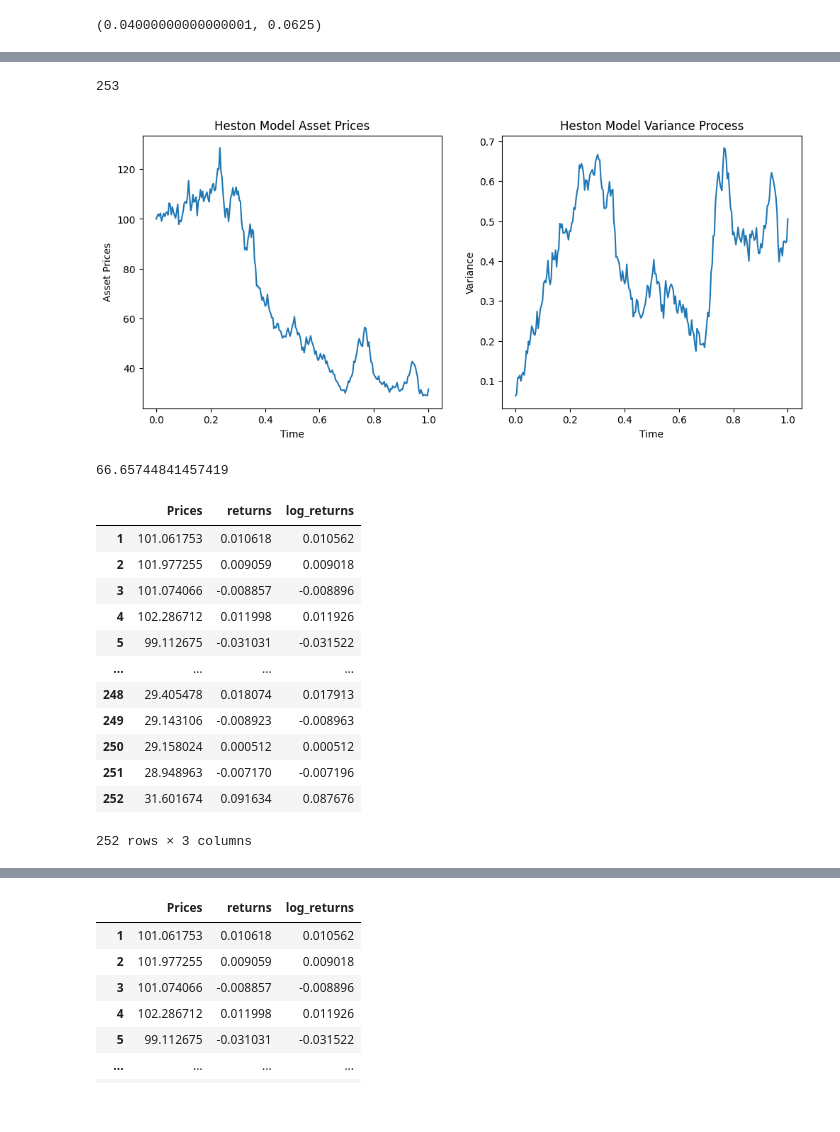
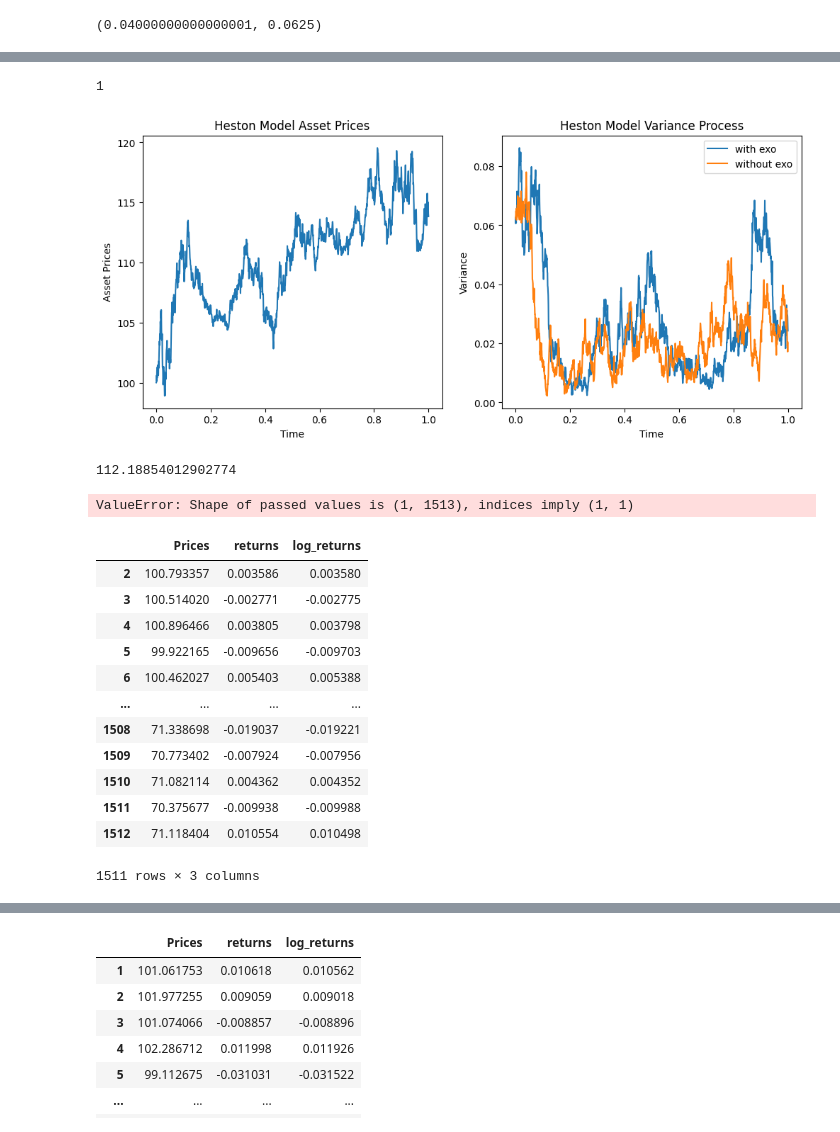
Before and after one commit to hwh1771/sentiment-analysis-volatility-forecasting, a Jupyter notebook: notebooks/data_generating_process_heston.ipynb, the cells around one changed output, grey strips where cells are left out. Drawn from its saved outputs; the diff is of its cells as text; code cells hidden in the pictures.

```diff
--- a/notebooks/data_generating_process_heston.ipynb
+++ b/notebooks/data_generating_process_heston.ipynb
@@ -60,10 +60,10 @@ def heston_model_sim(S0, v0, rho, kappa, theta, sigma,T, N, M):
     Z = np.random.multivariate_normal(mu, cov, (N,M))
     random.seed(420)
     np.random.seed(420)
-    x = np.random.randn(252, 1)
+    x = 0.02 * np.random.randn(N, 1)
     print(x)
     for i in range(1,N+1):
         S[i] = S[i-1] * np.exp( (r - 0.5*v[i-1])*dt + np.sqrt(v[i-1] * dt) * Z[i-1,:,0] )
-        v[i] = np.maximum(v[i-1] + kappa*(theta-v[i-1])*dt + sigma*np.sqrt(v[i-1]*dt)*Z[i-1,:,1],0) + 0.01 * x[i-1] ** 2
+        v[i] = np.maximum(v[i-1] + kappa*(theta-v[i-1])*dt + sigma*np.sqrt(v[i-1]*dt)*Z[i-1,:,1], 0)  #+ x[i-1] ** 2
 
     return S, v
@@ -73,15 +121,15 @@ def heston_model_sim(S0, v0, rho, kappa, theta, sigma,T, N, M):
 S0 = 100.0             # asset price
 T = 1.0                # time in years
 r = 0.02               # risk-free rate
-N = 252                # number of time steps in simulation
+N = 252*6               # number of time steps in simulation
 M = 1                  # number of simulations
 
 # Heston dependent parameters
-kappa = 3              # rate of mean reversion of variance under risk-neutral dynamics
+kappa = 6            # rate of mean reversion of variance under risk-neutral dynamics
 theta = 0.20**2        # long-term mean of variance under risk-neutral dynamics
 v0 = 0.25**2           # initial variance under risk-neutral dynamics
 rho = 0.7              # correlation between returns and variances under risk-neutral dynamics
-sigma = 0.6            # volatility of volatility
+sigma = 0.5            # volatility of volatility
 
 theta, v0
 # %% [output]
@@ -91,6 +143,6 @@ rho_p = 0.98
 rho_n = -0.98
 random.seed(420)
 np.random.seed(420)
-S_p,v_p = heston_model_sim(S0, v0, rho_p, kappa, theta, sigma,T, N, M)
+S_p,v_p, v_no_x_p = heston_model_sim(S0, v0, rho_p, kappa, theta, sigma,T, N, M)
 #S_n,v_n = heston_model_sim(S0, v0, rho_n, kappa, theta, sigma,T, N, M)
 # %% [output]
@@ -114,21 +158,25 @@ S_p,v_p = heston_model_sim(S0, v0, rho_p, kappa, theta, sigma,T, N, M)
 # %%
 len(S_p)
 # %% [output]
-253
+1
 # %%
 fig, (ax1, ax2)  = plt.subplots(1, 2, figsize=(12,5))
 time = np.linspace(0,T,N+1)
-ax1.plot(time,S_p)
+ax1.plot(time, S_p[0])
 ax1.set_title('Heston Model Asset Prices')
 ax1.set_xlabel('Time')
 ax1.set_ylabel('Asset Prices')
 
-ax2.plot(time,v_p)
+ax2.plot(time,v_p[0], label='with exo')
 ax2.set_title('Heston Model Variance Process')
 ax2.set_xlabel('Time')
 ax2.set_ylabel('Variance')
 
+ax2.plot(time,v_no_x_p, label='without exo')
+
+ax2.legend()
+
 plt.show()
 # %% [output]
-[figure, old version]
+[figure, new version]
 # %%
@@ -137,9 +185,11 @@ from arch import arch_model
 # %%
 np.mean(S_p)
 # %% [output]
-66.65744841457419
+112.18854012902774
 # %%
 prices_df = pd.DataFrame(S_p, columns = ['Prices'])
+# %% [output]
+ValueError: Shape of passed values is (1, 1513), indices imply (1, 1)
 # %%
 prices_df['returns'] = prices_df['Prices'].pct_change()
 prices_df['log_returns'] = np.log(prices_df['Prices'] /prices_df['Prices'].shift(1))
@@ -149,18 +199,18 @@ prices_df = prices_df[1:]
 prices_df
 # %% [output]
 |  | Prices | returns | log_returns |
-| 1 | 101.061753 | 0.010618 | 0.010562 |
-| 2 | 101.977255 | 0.009059 | 0.009018 |
-| 3 | 101.074066 | -0.008857 | -0.008896 |
-| 4 | 102.286712 | 0.011998 | 0.011926 |
-| 5 | 99.112675 | -0.031031 | -0.031522 |
+| 2 | 100.793357 | 0.003586 | 0.003580 |
+| 3 | 100.514020 | -0.002771 | -0.002775 |
+| 4 | 100.896466 | 0.003805 | 0.003798 |
+| 5 | 99.922165 | -0.009656 | -0.009703 |
+| 6 | 100.462027 | 0.005403 | 0.005388 |
 | ... | ... | ... | ... |
-| 248 | 29.405478 | 0.018074 | 0.017913 |
-| 249 | 29.143106 | -0.008923 | -0.008963 |
-| 250 | 29.158024 | 0.000512 | 0.000512 |
-| 251 | 28.948963 | -0.007170 | -0.007196 |
-| 252 | 31.601674 | 0.091634 | 0.087676 |
+| 1508 | 71.338698 | -0.019037 | -0.019221 |
+| 1509 | 70.773402 | -0.007924 | -0.007956 |
+| 1510 | 71.082114 | 0.004362 | 0.004352 |
+| 1511 | 70.375677 | -0.009938 | -0.009988 |
+| 1512 | 71.118404 | 0.010554 | 0.010498 |
-252 rows × 3 columns
+1511 rows × 3 columns
 # %%
 # Fit using ARCH library, without exogeneous
 model = arch_model(100*prices_df['log_returns'], vol='GARCH', mean='zero', p=1, q=1)
```
Also changed, not shown: parts of 11 cells of this notebook, 1 other file.
